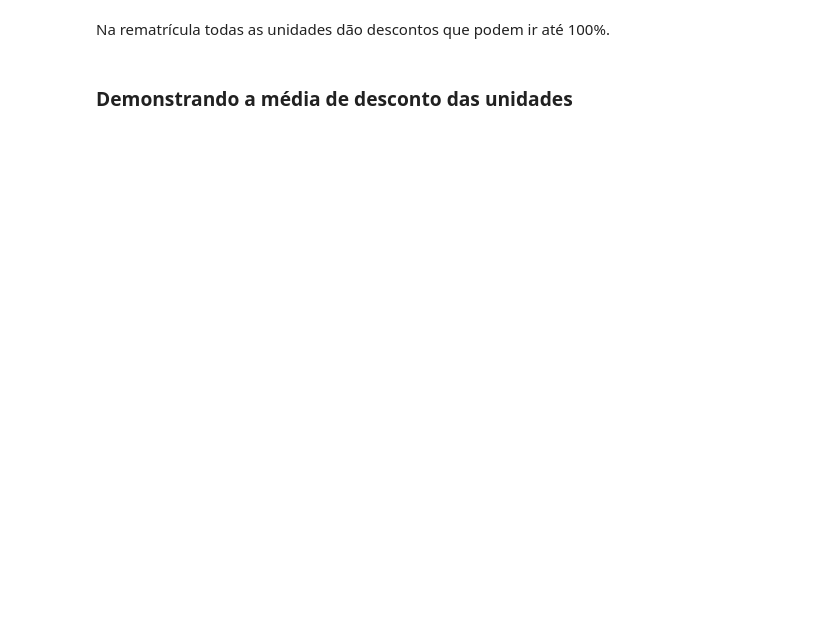
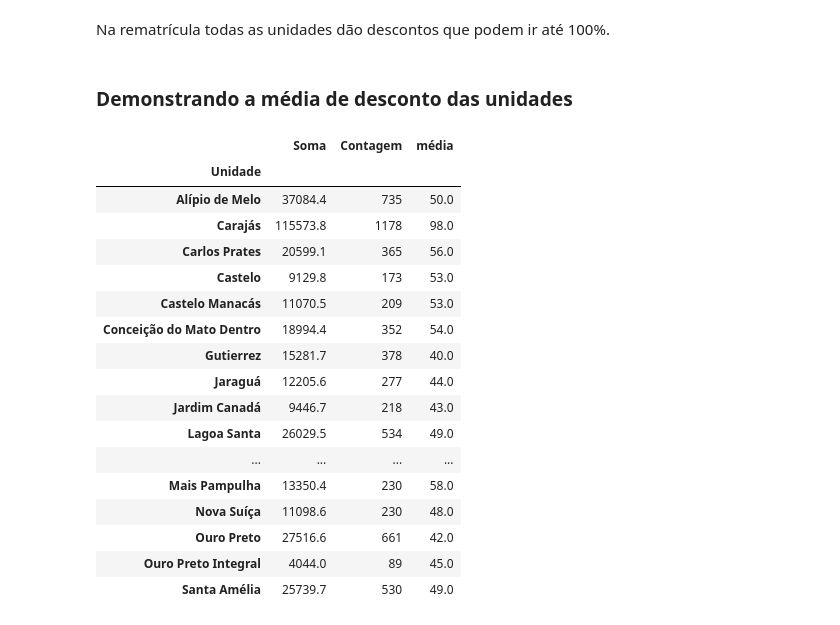
Before and after one commit to ThalesMelo1/Coleguium-Entrevista, a Jupyter notebook: Code/Análise_3.ipynb, the cells around one changed output. Drawn from its saved outputs; the diff is of its cells as text; code cells hidden in the pictures; blank space fills up the shorter version.

```diff
--- a/Code/Análise_3.ipynb
+++ b/Code/Análise_3.ipynb
@@ -145,3 +145,30 @@ O maior desconto oferecido da unidade  Conceição do Mato Dentro é:  100.0 por
 Na rematrícula todas as unidades dão descontos que podem ir até 100%.
 # %% [markdown]
 ### Demonstrando a média de desconto das unidades
+# %%
+médiaRematrícula = rematrícula.groupby('Unidade').agg(
+    Soma = ('Bolsa', 'sum'),
+    Contagem = ('Bolsa' , 'count')
+)
+# %%
+médiaRematrícula['média'] = round(médiaRematrícula['Soma']/médiaRematrícula['Contagem'])
+médiaRematrícula
+# %% [output]
+|  | Soma | Contagem | média |
+| Unidade |  |  |  |
+| Alípio de Melo | 37084.4 | 735 | 50.0 |
+| Carajás | 115573.8 | 1178 | 98.0 |
+| Carlos Prates | 20599.1 | 365 | 56.0 |
+| Castelo | 9129.8 | 173 | 53.0 |
+| Castelo Manacás | 11070.5 | 209 | 53.0 |
+| Conceição do Mato Dentro | 18994.4 | 352 | 54.0 |
+| Gutierrez | 15281.7 | 378 | 40.0 |
+| Jaraguá | 12205.6 | 277 | 44.0 |
+| Jardim Canadá | 9446.7 | 218 | 43.0 |
+| Lagoa Santa | 26029.5 | 534 | 49.0 |
+| ... | ... | ... | ... |
+| Mais Pampulha | 13350.4 | 230 | 58.0 |
+| Nova Suíça | 11098.6 | 230 | 48.0 |
+| Ouro Preto | 27516.6 | 661 | 42.0 |
+| Ouro Preto Integral | 4044.0 | 89 | 45.0 |
+| Santa Amélia | 25739.7 | 530 | 49.0 |
```
Also changed, not shown: parts of 6 cells of this notebook.
